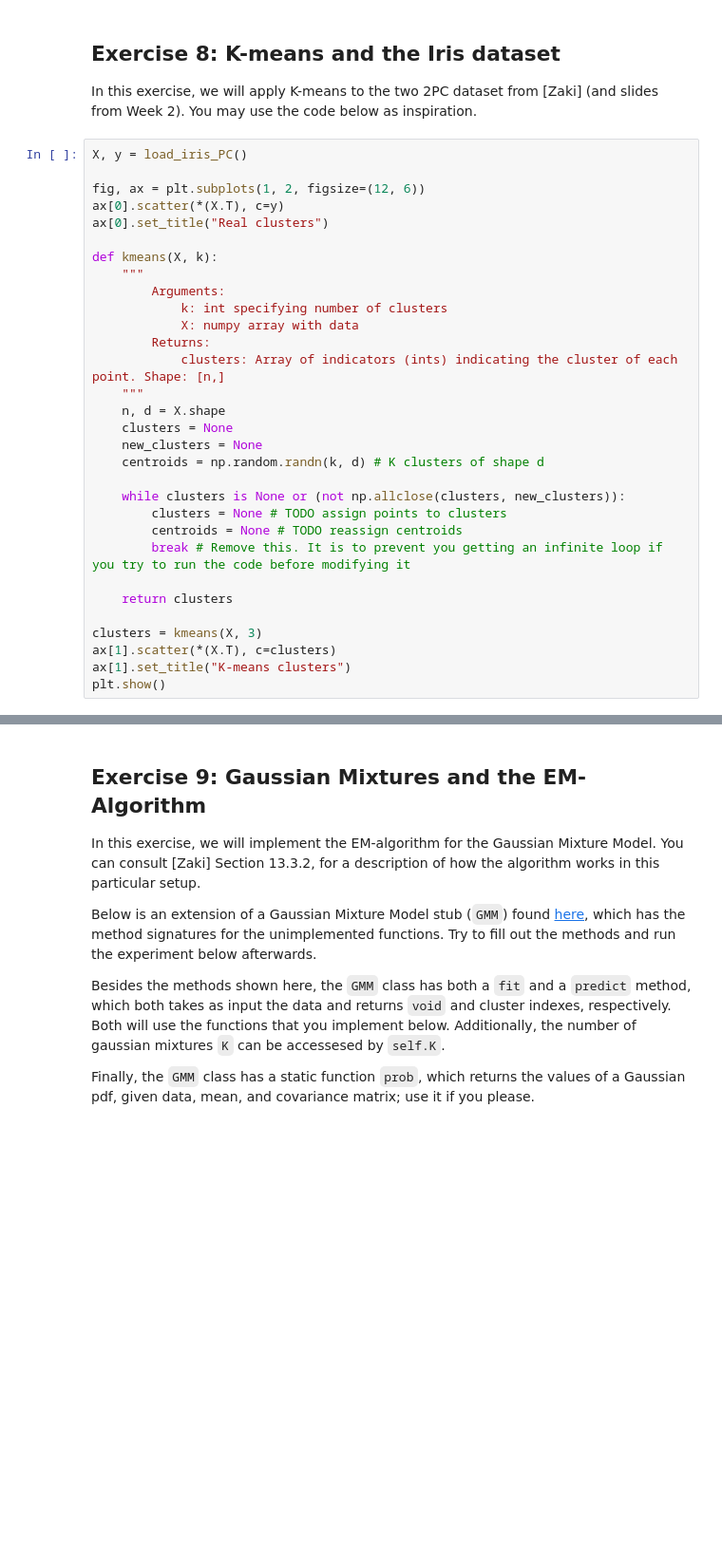
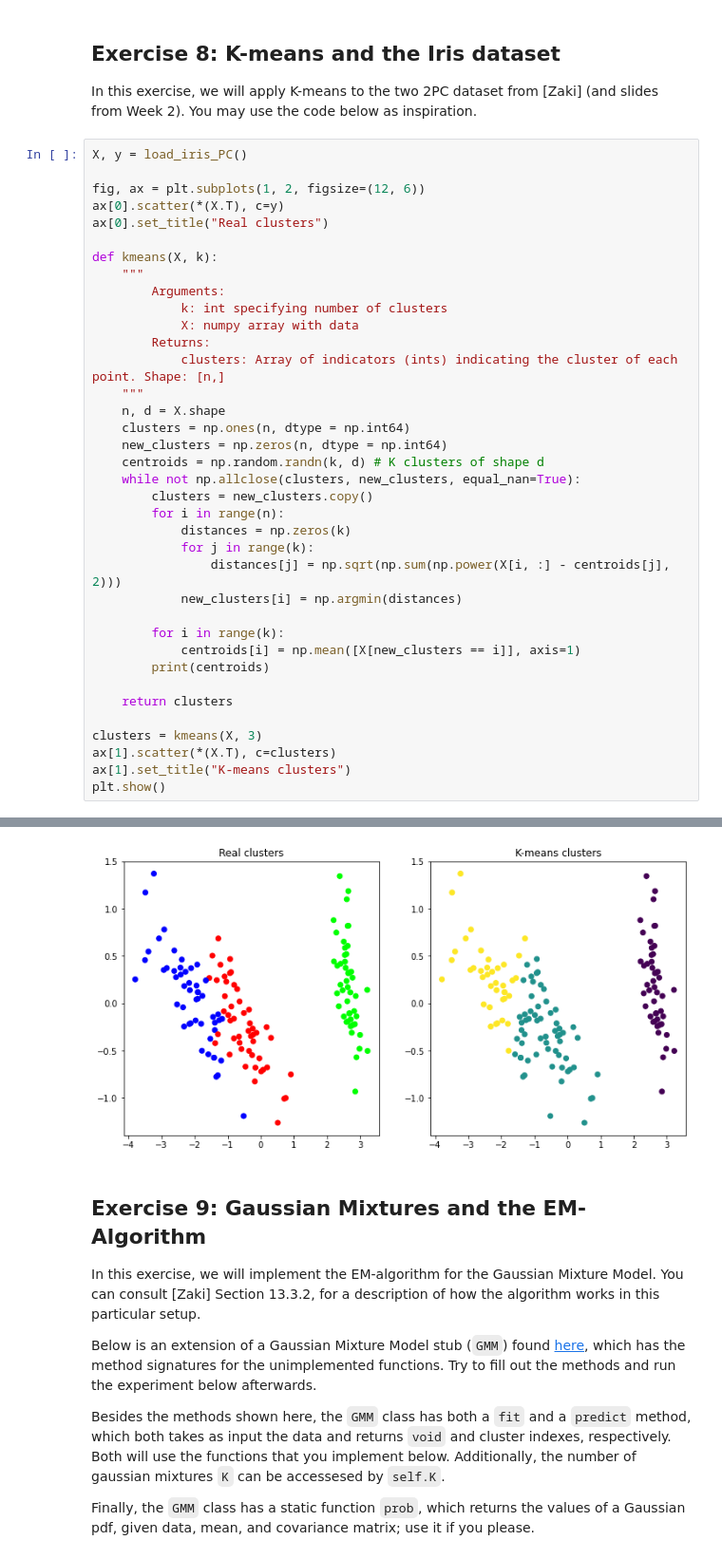
Before and after one commit to KaareKristensen/dm2022-exercises, a Jupyter notebook: exercises/Week 2 - Clustering.ipynb, the cells around one changed output, grey strips where cells are left out. Shown at 95% size. Cells and saved outputs as stored; diff of their text form; blank space fills up the shorter version.

```diff
--- a/exercises/Week 2 - Clustering.ipynb
+++ b/exercises/Week 2 - Clustering.ipynb
@@ -140,14 +179,20 @@ def kmeans(X, k):
             clusters: Array of indicators (ints) indicating the cluster of each point. Shape: [n,]
     """
     n, d = X.shape
-    clusters = None
-    new_clusters = None
+    clusters = np.ones(n, dtype = np.int64)
+    new_clusters = np.zeros(n, dtype = np.int64)
     centroids = np.random.randn(k, d) # K clusters of shape d
+    while not np.allclose(clusters, new_clusters, equal_nan=True):
+        clusters = new_clusters.copy()
+        for i in range(n):
+            distances = np.zeros(k)
+            for j in range(k):
+                distances[j] = np.sqrt(np.sum(np.power(X[i, :] - centroids[j], 2)))
+            new_clusters[i] = np.argmin(distances)
 
-    while clusters is None or (not np.allclose(clusters, new_clusters)):
-        clusters = None # TODO assign points to clusters
-        centroids = None # TODO reassign centroids
-        break # Remove this. It is to prevent you getting an infinite loop if you try to run the code before modifying it
+        for i in range(k):
+            centroids[i] = np.mean([X[new_clusters == i]], axis=1)
+        print(centroids)
 
     return clusters
 
@@ -155,3 +200,4 @@ clusters = kmeans(X, 3)
 ax[1].scatter(*(X.T), c=clusters)
 ax[1].set_title("K-means clusters")
 plt.show()
+# %% [output]
@@ -158,3 +217,4 @@ plt.show()
+[figure, added]
 # %% [markdown]
 ## Exercise 9: Gaussian Mixtures and the EM-Algorithm
 In this exercise, we will implement the EM-algorithm for the Gaussian Mixture Model.
```
Also changed, not shown: parts of 6 cells of this notebook.
